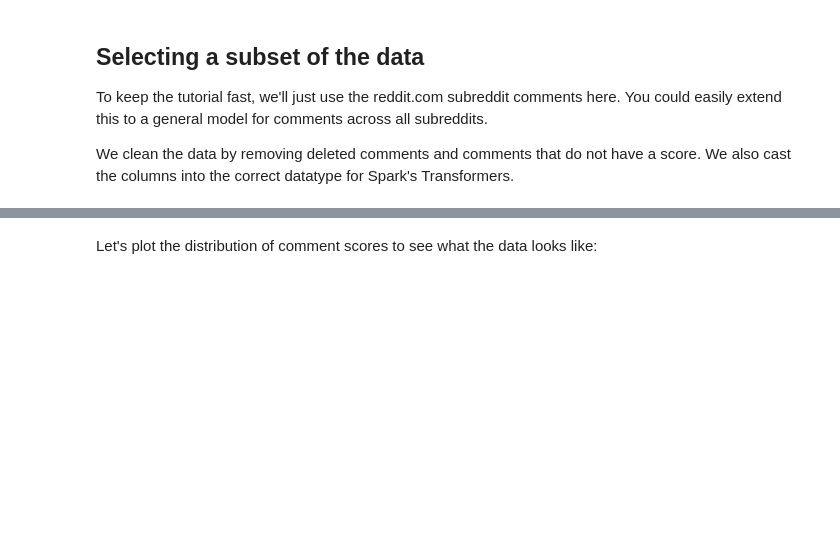
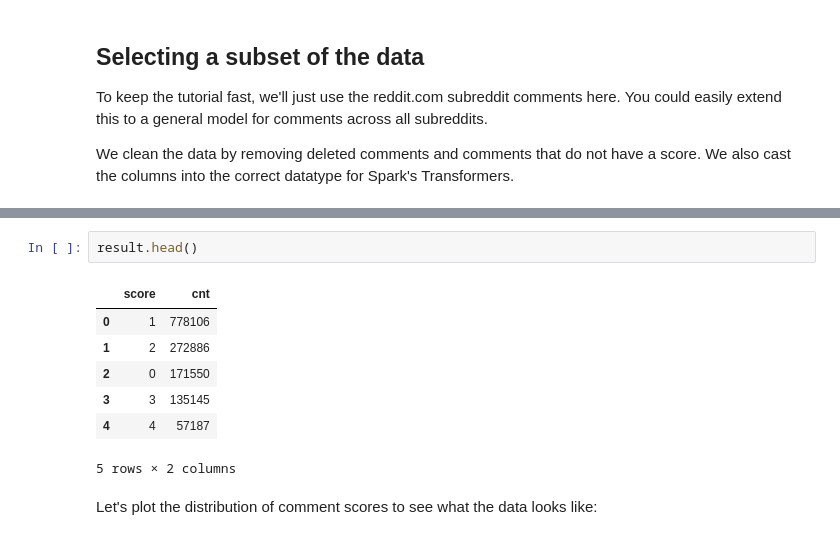
Before and after one commit to Saynah/spark-lab, a Jupyter notebook: ML Pipeline with Reddit Comments.ipynb, the cells around one changed output, grey strips where cells are left out. Saved outputs shown, nothing was run; the diff lists cells and outputs as text; blank space fills up the shorter version.

```diff
--- a/ML Pipeline with Reddit Comments.ipynb
+++ b/ML Pipeline with Reddit Comments.ipynb
@@ -80,3 +94,13 @@ result = query.toPandas()
+# %%
+result.head()
+# %% [output]
+|  | score | cnt |
+| 0 | 1 | 778106 |
+| 1 | 2 | 272886 |
+| 2 | 0 | 171550 |
+| 3 | 3 | 135145 |
+| 4 | 4 | 57187 |
+5 rows × 2 columns
 # %% [markdown]
 Let's plot the distribution of comment scores to see what the data looks like:
 # %%
```
Also changed, not shown: parts of 27 cells of this notebook, 1 other file.
